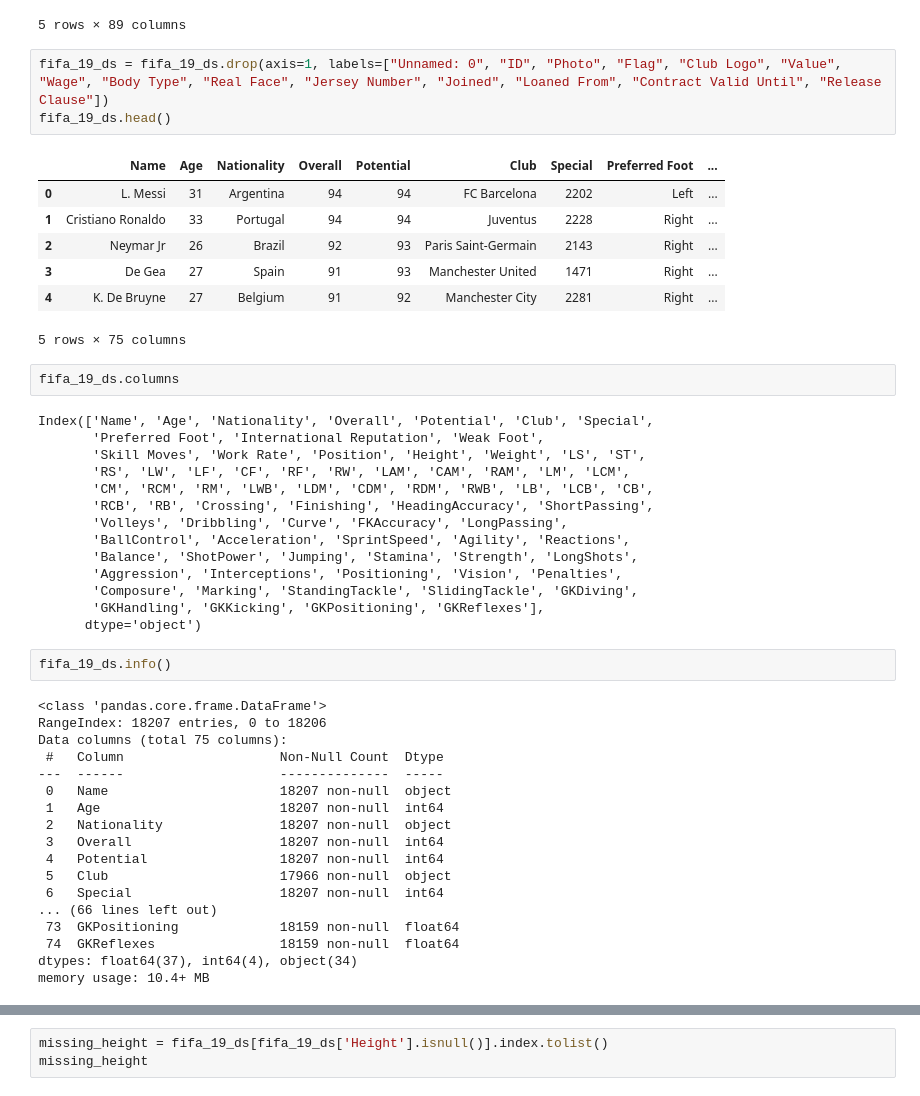
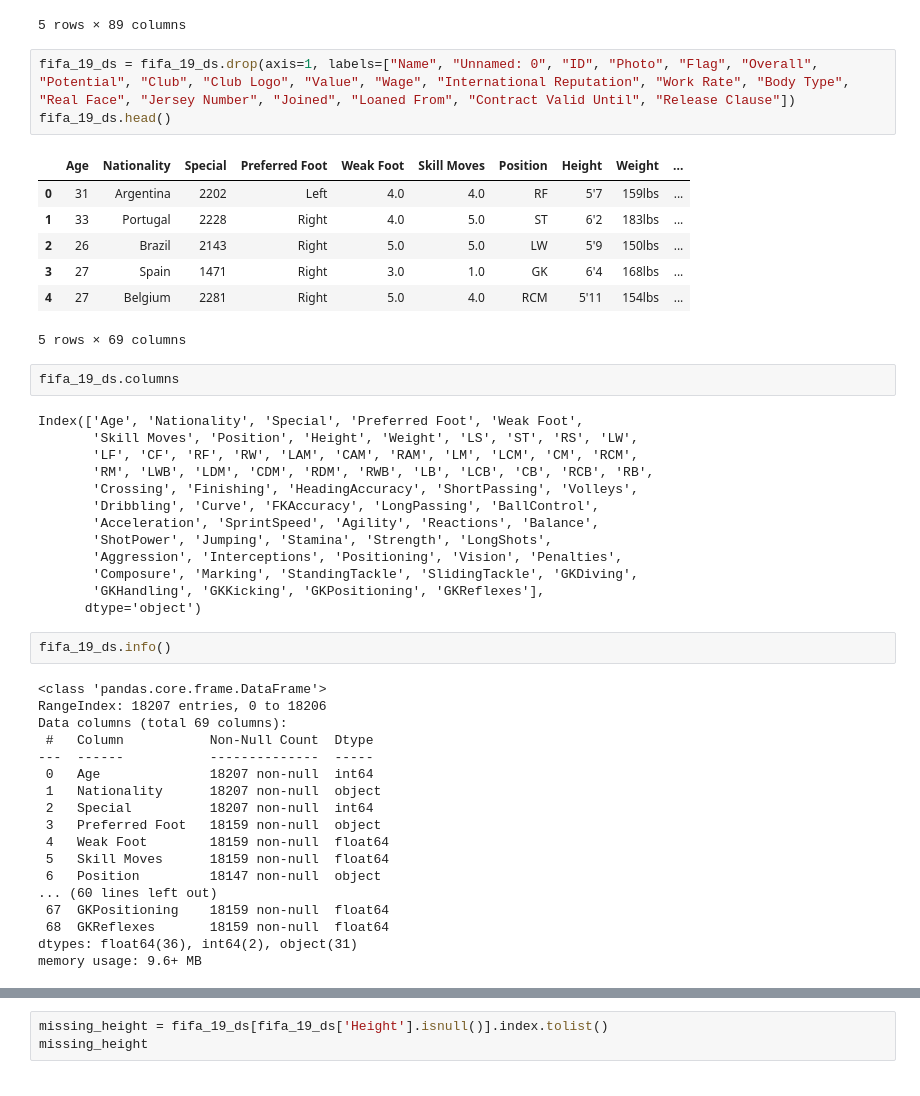
Before and after one commit to Nikitaion/TensorFlowLearning, a Jupyter notebook: 11_tensorflow_exam_skills_checklist.ipynb, the cells around one changed output, grey strips where cells are left out. Saved outputs shown, nothing was run; the diff lists cells and outputs as text.

```diff
--- a/11_tensorflow_exam_skills_checklist.ipynb
+++ b/11_tensorflow_exam_skills_checklist.ipynb
@@ -277,28 +277,27 @@ fifa_19_ds.head()
 | 4 | 4 | 192985 | K. De Bruyne | 27 | https://cdn.sofifa.org/players/4/... | Belgium | https://cdn.sofifa.org/flags/7.png | 91 | 92 | Manchester City | ... |
 5 rows × 89 columns
 # %%
-fifa_19_ds = fifa_19_ds.drop(axis=1, labels=["Unnamed: 0", "ID", "Photo", "Flag", "Club Logo", "Value", "Wage", "Body Type", "Real Face", "Jersey Number", "Joined", "Loaned From", "Contract Valid Until", "Release Clause"])
+fifa_19_ds = fifa_19_ds.drop(axis=1, labels=["Name", "Unnamed: 0", "ID", "Photo", "Flag", "Overall", "Potential", "Club", "Club Logo", "Value", "Wage", "International Reputation", "Work Rate", "Body Type", "Real Face", "Jersey Number", "Joined", "Loaned From", "Contract Valid Until", "Release Clause"])
 fifa_19_ds.head()
 # %% [output]
-|  | Name | Age | Nationality | Overall | Potential | Club | Special | Preferred Foot | ... |
-| 0 | L. Messi | 31 | Argentina | 94 | 94 | FC Barcelona | 2202 | Left | ... |
-| 1 | Cristiano Ronaldo | 33 | Portugal | 94 | 94 | Juventus | 2228 | Right | ... |
-| 2 | Neymar Jr | 26 | Brazil | 92 | 93 | Paris Saint-Germain | 2143 | Right | ... |
-| 3 | De Gea | 27 | Spain | 91 | 93 | Manchester United | 1471 | Right | ... |
-| 4 | K. De Bruyne | 27 | Belgium | 91 | 92 | Manchester City | 2281 | Right | ... |
+|  | Age | Nationality | Special | Preferred Foot | Weak Foot | Skill Moves | Position | Height | Weight | ... |
+| 0 | 31 | Argentina | 2202 | Left | 4.0 | 4.0 | RF | 5'7 | 159lbs | ... |
+| 1 | 33 | Portugal | 2228 | Right | 4.0 | 5.0 | ST | 6'2 | 183lbs | ... |
+| 2 | 26 | Brazil | 2143 | Right | 5.0 | 5.0 | LW | 5'9 | 150lbs | ... |
+| 3 | 27 | Spain | 1471 | Right | 3.0 | 1.0 | GK | 6'4 | 168lbs | ... |
+| 4 | 27 | Belgium | 2281 | Right | 5.0 | 4.0 | RCM | 5'11 | 154lbs | ... |
-5 rows × 75 columns
+5 rows × 69 columns
 # %%
 fifa_19_ds.columns
 # %% [output]
-Index(['Name', 'Age', 'Nationality', 'Overall', 'Potential', 'Club', 'Special',
-       'Preferred Foot', 'International Reputation', 'Weak Foot',
-       'Skill Moves', 'Work Rate', 'Position', 'Height', 'Weight', 'LS', 'ST',
-       'RS', 'LW', 'LF', 'CF', 'RF', 'RW', 'LAM', 'CAM', 'RAM', 'LM', 'LCM',
-       'CM', 'RCM', 'RM', 'LWB', 'LDM', 'CDM', 'RDM', 'RWB', 'LB', 'LCB', 'CB',
-       'RCB', 'RB', 'Crossing', 'Finishing', 'HeadingAccuracy', 'ShortPassing',
-       'Volleys', 'Dribbling', 'Curve', 'FKAccuracy', 'LongPassing',
-       'BallControl', 'Acceleration', 'SprintSpeed', 'Agility', 'Reactions',
-       'Balance', 'ShotPower', 'Jumping', 'Stamina', 'Strength', 'LongShots',
+Index(['Age', 'Nationality', 'Special', 'Preferred Foot', 'Weak Foot',
+       'Skill Moves', 'Position', 'Height', 'Weight', 'LS', 'ST', 'RS', 'LW',
+       'LF', 'CF', 'RF', 'RW', 'LAM', 'CAM', 'RAM', 'LM', 'LCM', 'CM', 'RCM',
+       'RM', 'LWB', 'LDM', 'CDM', 'RDM', 'RWB', 'LB', 'LCB', 'CB', 'RCB', 'RB',
+       'Crossing', 'Finishing', 'HeadingAccuracy', 'ShortPassing', 'Volleys',
+       'Dribbling', 'Curve', 'FKAccuracy', 'LongPassing', 'BallControl',
+       'Acceleration', 'SprintSpeed', 'Agility', 'Reactions', 'Balance',
+       'ShotPower', 'Jumping', 'Stamina', 'Strength', 'LongShots',
        'Aggression', 'Interceptions', 'Positioning', 'Vision', 'Penalties',
        'Composure', 'Marking', 'StandingTackle', 'SlidingTackle', 'GKDiving',
        'GKHandling', 'GKKicking', 'GKPositioning', 'GKReflexes'],
@@ -308,21 +307,21 @@ fifa_19_ds.info()
 # %% [output]
 <class 'pandas.core.frame.DataFrame'>
 RangeIndex: 18207 entries, 0 to 18206
-Data columns (total 75 columns):
- #   Column                    Non-Null Count  Dtype
----  ------                    --------------  -----
- 0   Name                      18207 non-null  object
- 1   Age                       18207 non-null  int64
- 2   Nationality               18207 non-null  object
- 3   Overall                   18207 non-null  int64
- 4   Potential                 18207 non-null  int64
- 5   Club                      17966 non-null  object
- 6   Special                   18207 non-null  int64
-... (66 lines left out)
- 73  GKPositioning             18159 non-null  float64
- 74  GKReflexes                18159 non-null  float64
-dtypes: float64(37), int64(4), object(34)
-memory usage: 10.4+ MB
+Data columns (total 69 columns):
+ #   Column           Non-Null Count  Dtype
+---  ------           --------------  -----
+ 0   Age              18207 non-null  int64
+ 1   Nationality      18207 non-null  object
+ 2   Special          18207 non-null  int64
+ 3   Preferred Foot   18159 non-null  object
+ 4   Weak Foot        18159 non-null  float64
+ 5   Skill Moves      18159 non-null  float64
+ 6   Position         18147 non-null  object
+... (60 lines left out)
+ 67  GKPositioning    18159 non-null  float64
+ 68  GKReflexes       18159 non-null  float64
+dtypes: float64(36), int64(2), object(31)
+memory usage: 9.6+ MB
 # %%
 fifa_19_ds.describe().T
 # %% [output]
```
Also changed, not shown: parts of 36 cells of this notebook.
